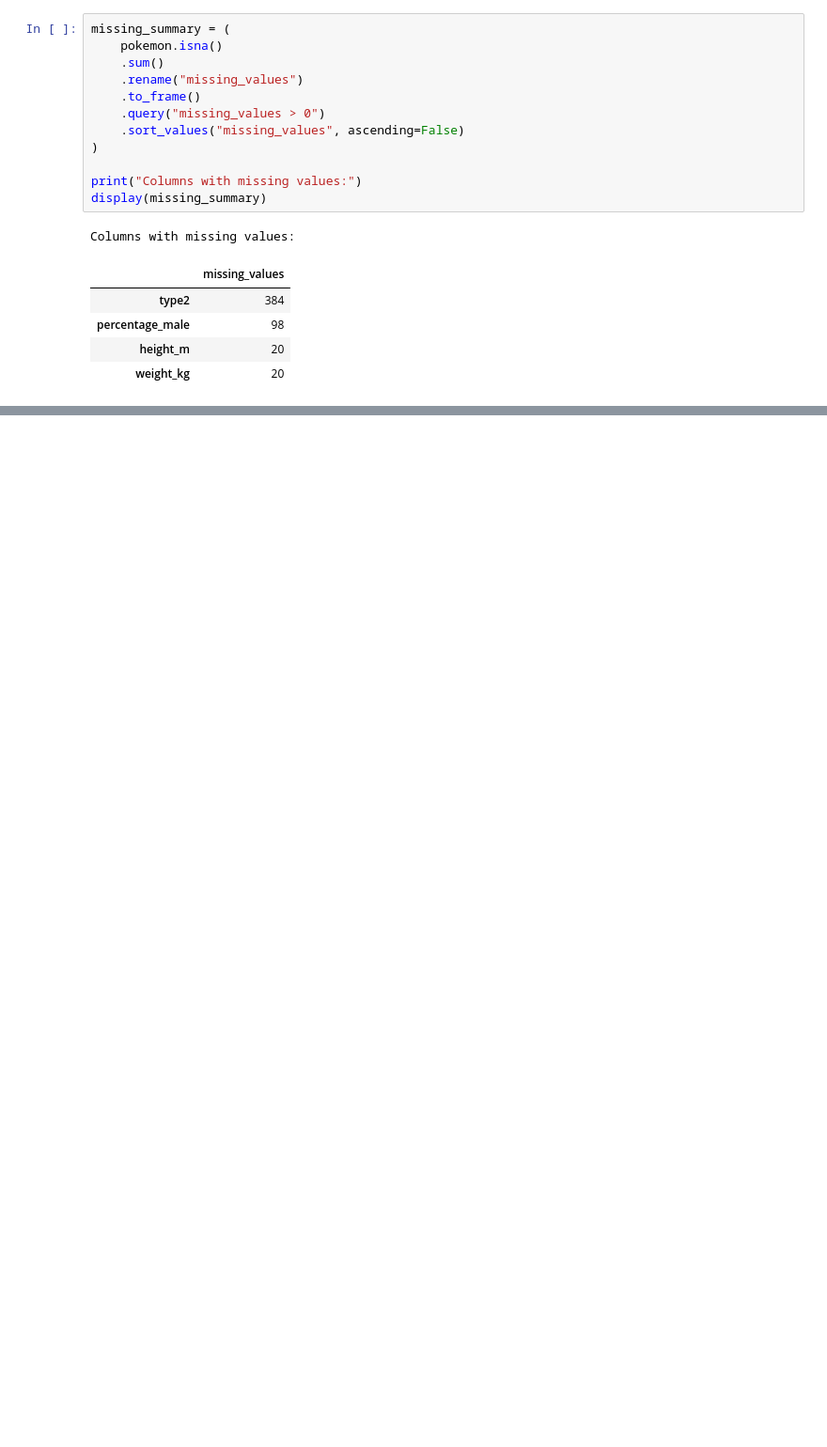
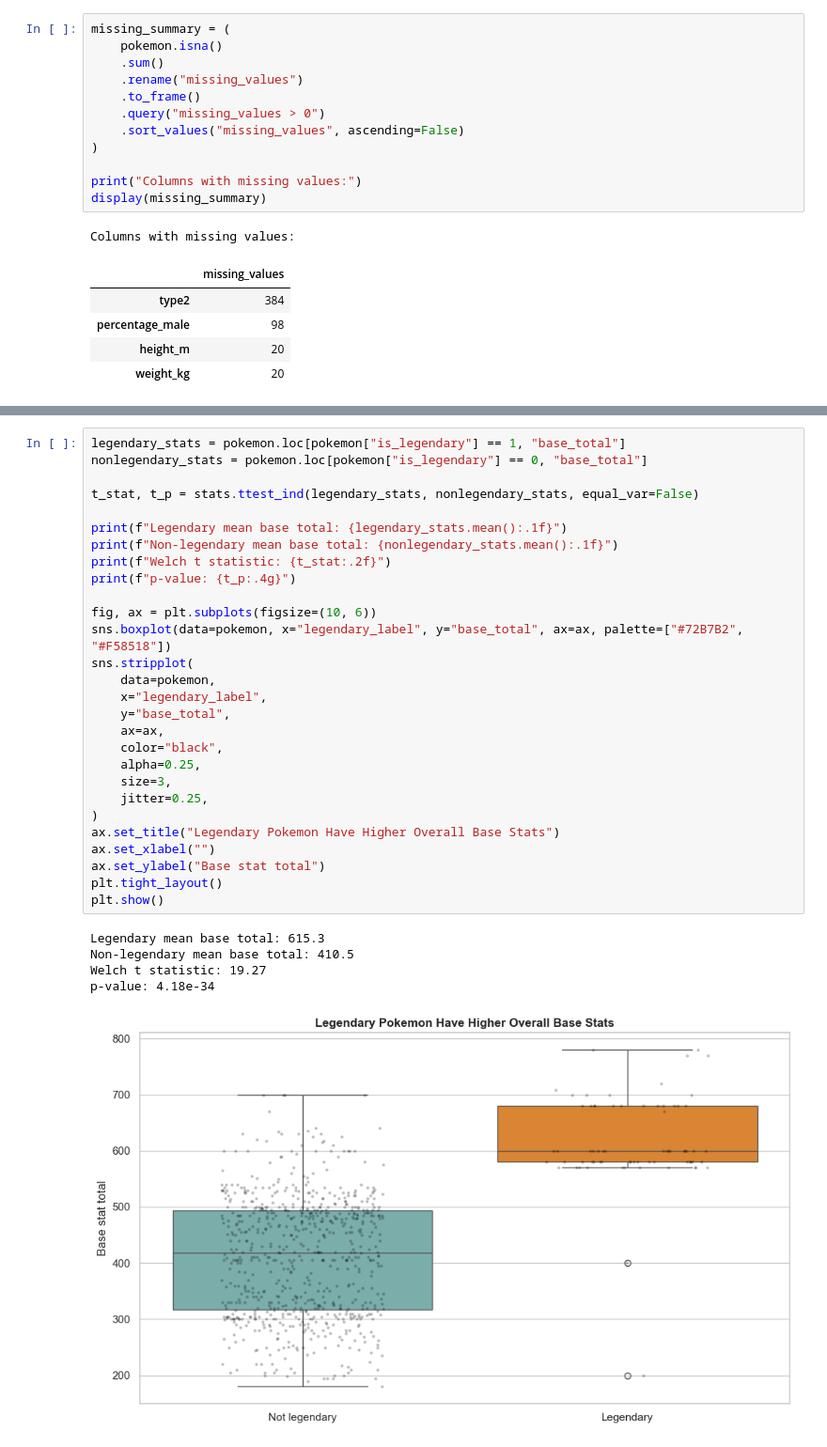
Before and after one commit to dhruvpat27/320_final_project, a Jupyter notebook: pokemon_analysis.ipynb, the cells around one changed output, grey strips where cells are left out. Shown at 94% size. Drawn from its saved outputs; the diff is of its cells as text; blank space fills up the shorter version.

```diff
--- a/pokemon_analysis.ipynb
+++ b/pokemon_analysis.ipynb
@@ -202,0 +199,34 @@ The y axis in the plot uses a log scale. That makes the pattern easier to see be
+# %%
+legendary_stats = pokemon.loc[pokemon["is_legendary"] == 1, "base_total"]
+nonlegendary_stats = pokemon.loc[pokemon["is_legendary"] == 0, "base_total"]
+
+t_stat, t_p = stats.ttest_ind(legendary_stats, nonlegendary_stats, equal_var=False)
+
+print(f"Legendary mean base total: {legendary_stats.mean():.1f}")
+print(f"Non-legendary mean base total: {nonlegendary_stats.mean():.1f}")
+print(f"Welch t statistic: {t_stat:.2f}")
+print(f"p-value: {t_p:.4g}")
+
+fig, ax = plt.subplots(figsize=(10, 6))
+sns.boxplot(data=pokemon, x="legendary_label", y="base_total", ax=ax, palette=["#72B7B2", "#F58518"])
+sns.stripplot(
+    data=pokemon,
+    x="legendary_label",
+    y="base_total",
+    ax=ax,
+    color="black",
+    alpha=0.25,
+    size=3,
+    jitter=0.25,
+)
+ax.set_title("Legendary Pokemon Have Higher Overall Base Stats")
+ax.set_xlabel("")
+ax.set_ylabel("Base stat total")
+plt.tight_layout()
+plt.show()
+# %% [output]
+Legendary mean base total: 615.3
+Non-legendary mean base total: 410.5
+Welch t statistic: 19.27
+p-value: 4.18e-34
+[figure, added]
```
Also changed, not shown: parts of 35 cells of this notebook, 1 other file.
